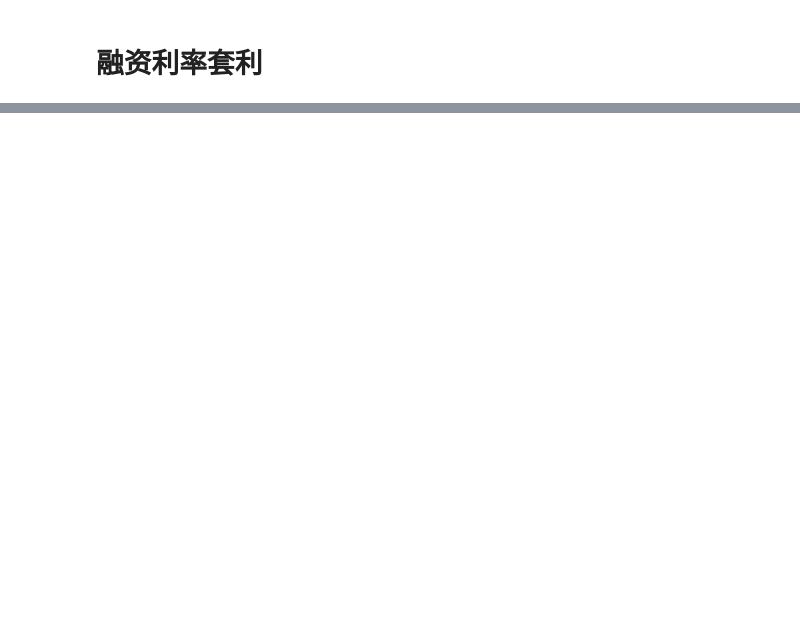
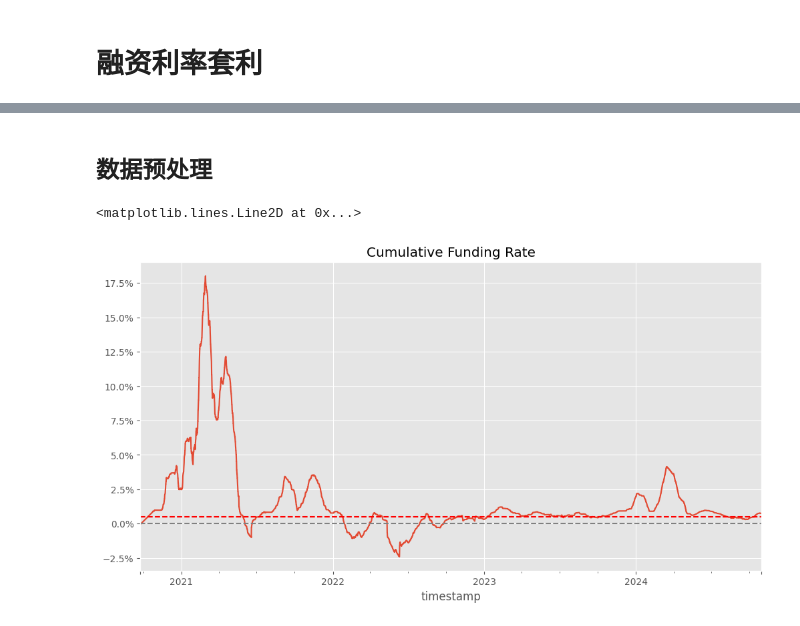
Before and after one commit to scofieldchen/quant-research, a Jupyter notebook: notebooks/funding_rate_arbitrage.ipynb, the cells around one changed output, grey strips where cells are left out. Saved outputs shown, nothing was run; the diff lists cells and outputs as text; code cells hidden in the pictures; blank space fills up the shorter version.

```diff
--- a/notebooks/funding_rate_arbitrage.ipynb
+++ b/notebooks/funding_rate_arbitrage.ipynb
@@ -66 +75,19 @@ funding_rates.to_csv(f"{data_dir}/funding_rates_{base_token}.csv", index=True)
+# %%
+spot_ohlcv = pd.read_csv(
+    f"{data_dir}/binance_{token.lower()}_4h.csv",
+    index_col="timestamp",
+    parse_dates=True,
+)
+perp_ohlcv = pd.read_csv(
+    f"{data_dir}/binanceusdm_{token.lower()}_4h.csv",
+    index_col="timestamp",
+    parse_dates=True,
+)
+funding_rates = pd.read_csv(
+    f"{data_dir}/funding_rates_{token.lower()}.csv",
+    index_col="funding_time",
+    parse_dates=True,
+)
+# %% [markdown]
+## 数据预处理
 # %%
@@ -86,7 +111,24 @@ df_joined = pd.merge(
 df_joined["funding_rate"] = df_joined["funding_rate"].fillna(0)
 # %%
 # 计算累计融资利率
-cumulative_days = 3
+cumulative_days = 30
 df_joined["cumulative_funding"] = (
     df_joined["funding_rate"].rolling(dt.timedelta(days=cumulative_days)).sum()
 )
+
+# df_joined
+# %%
+# 绘制折线图查看累计融资利率
+fig, ax = plt.subplots(figsize=(12, 6))
+df_joined["cumulative_funding"].plot(ax=ax)
+ax.plot(df_joined.index, df_joined["cumulative_funding"])
+ax.set_title("Cumulative Funding Rate")
+ax.yaxis.set_major_formatter(mticker.PercentFormatter(xmax=1, decimals=1))
+
+# 添加水平阈值
+threshold = 0.005
+ax.axhline(threshold, color="r", linestyle="--", label="Threshold")
+ax.axhline(0, color="grey", linestyle="--", label="Zero")
+# %% [output]
+<matplotlib.lines.Line2D at 0x...>
+[figure, added]
```
Also changed, not shown: parts of 14 cells of this notebook, 2 other files.
